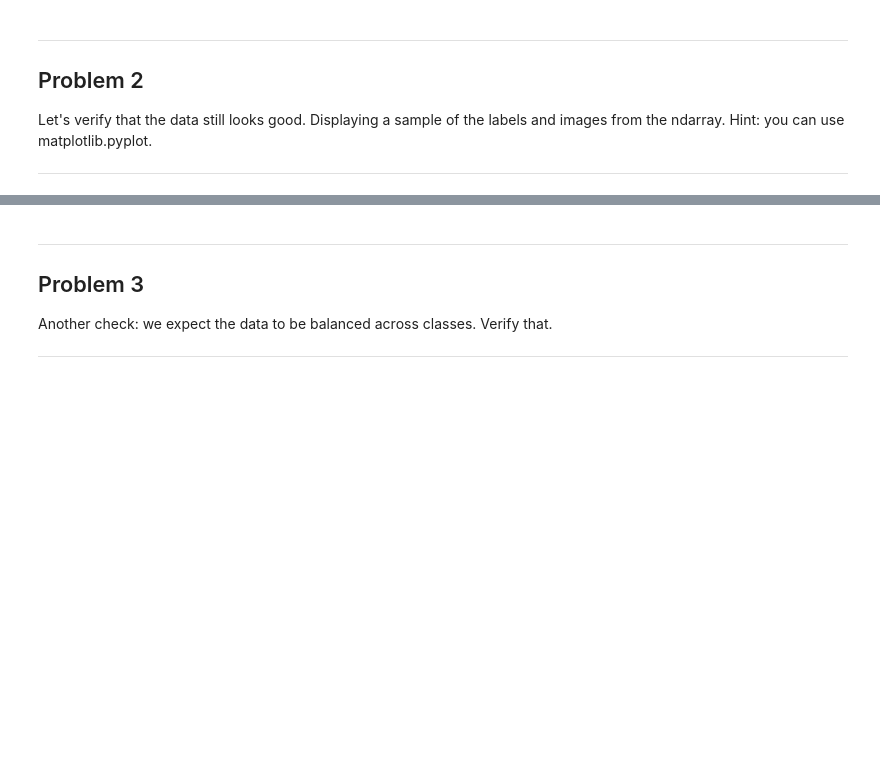
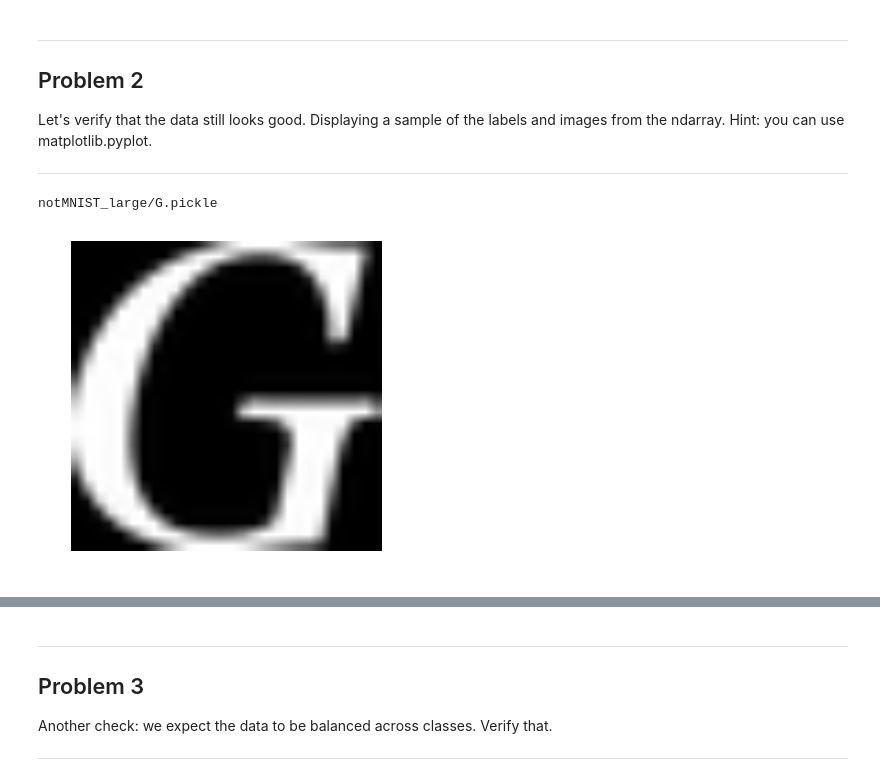
Before and after one commit to KrunalChande/DeepLearning, a Jupyter notebook: 1_notmnist.ipynb, the cells around one changed output, grey strips where cells are left out. Saved outputs shown, nothing was run; the diff lists cells and outputs as text; code cells hidden in the pictures; blank space fills up the shorter version.

```diff
--- a/1_notmnist.ipynb
+++ b/1_notmnist.ipynb
@@ -199,3 +244,16 @@ Problem 2
 Let's verify that the data still looks good. Displaying a sample of the labels and images from the ndarray. Hint: you can use matplotlib.pyplot.
 
 ---
+# %%
+def plot_ndarray_samples(pickle_file):
+    print (pickle_file)
+    data = pickle.load(open(pickle_file,'rb'))
+    img = random.randint(0,data.shape[0]-1)
+#     print (img)
+    plt.imshow(data[img], cmap='gray')
+    plt.axis('off')
+# %%
+plot_ndarray_samples(random.sample(train_datasets, 1)[0])
+# %% [output]
+notMNIST_large/G.pickle
+[figure, added]
```
Also changed, not shown: parts of 4 cells of this notebook.
